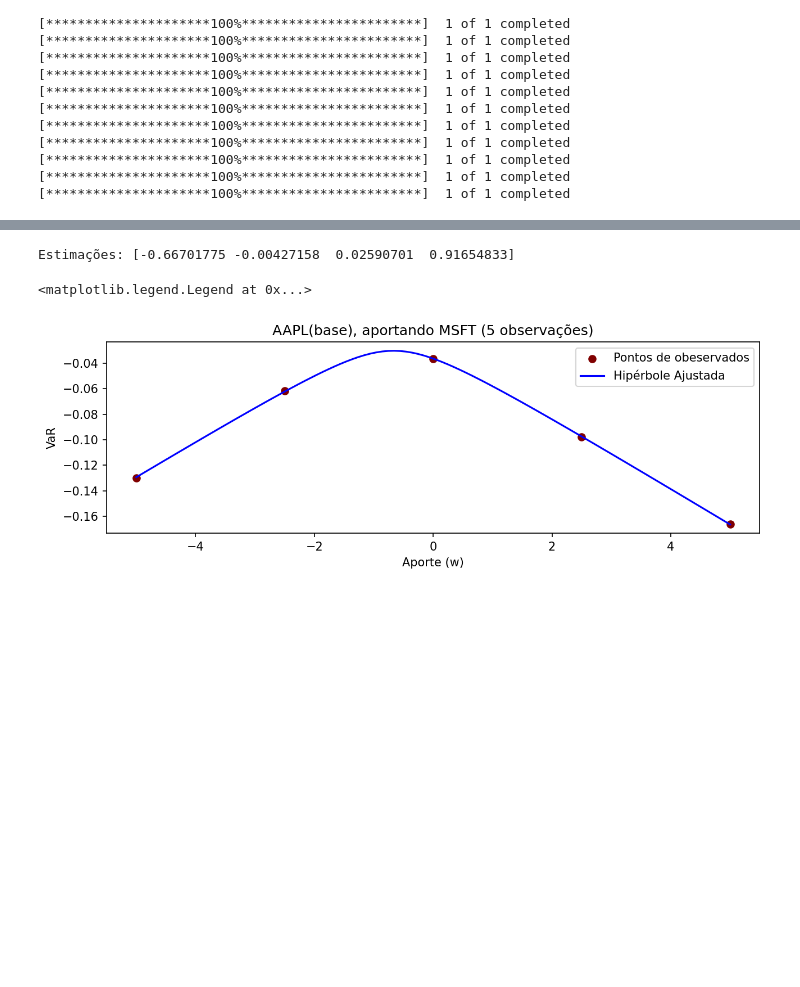
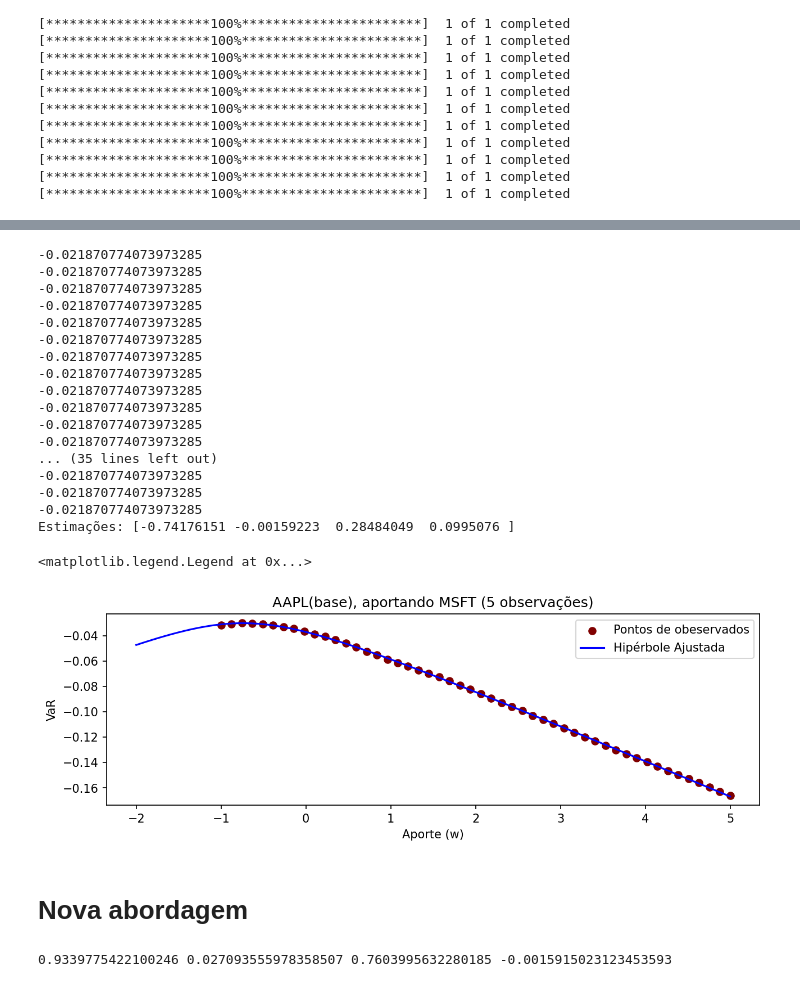
Before and after one commit to diogosanchez72/VaR_wo_Simulations, a Jupyter notebook: Códigos.ipynb, the cells around one changed output, grey strips where cells are left out. Saved outputs shown, nothing was run; the diff lists cells and outputs as text; code cells hidden in the pictures; blank space fills up the shorter version.

```diff
--- a/Códigos.ipynb
+++ b/Códigos.ipynb
@@ -59,7 +59,7 @@ def simulacao(ativo,ativo_add,dataframe,size_position = 1):
     variancia_5 = dataframe_5[ativo].var()
 
     # Beta estimado dentro do periodo
-    beta_5 = cov_5 / variancia_5
+    beta_5 = 2*cov_5 / variancia_5
     intercepto = dataframe_5[ativo_add].median() - dataframe_5[ativo].median()*beta_5
 
     # Efeito do ativo segundo o modelo
@@ -111,12 +128,13 @@ def simulacao_limite(ativo,ativo_add,dataframe,size_position = 1):
     # VaR de 5% do ativo:
     var_5 = dataframe[ativo_add].quantile(.05)
 
-    # Efeito do ativo segundo o modelo
-    var_5_model = (size_position)*var_5
-    # Efeito real
+    exp_x = dataframe.sort_values(ativo_add,key = lambda x: abs(x-var_5),ascending=True).iloc[:10][ativo]#.mean()
 
-    var_5_post = (dataframe[ativo]+dataframe[ativo_add]*size_position).quantile(0.05)
+    var_5_model = (size_position)*var_5 + np.mean(exp_x)
 
+    df_final = dataframe[ativo]+dataframe[ativo_add]*size_position
+
+    var_5_post = df_final.quantile(0.05)
 
     return var_5,var_5_post,var_5_model
 # %%
@@ -127,7 +145,7 @@ plt.figure(figsize=(10,3),dpi=150)
 
 modelo = []
 realidade = []
-linea = np.linspace(-35,35,210)
+linea = np.linspace(9990,9991,2)
 
 ativo1 = 'AAPL'
 ativo2 = 'MSFT'
@@ -189,44 +207,96 @@ def hyperbola(x, h, k, a, b):
         Os valores de y correspondentes a x para a hipérbole.
     """
 
-    return -a * np.sqrt( 1 +((x-h)/b)**2  ) + k
+    return -a * np.sqrt( 1 +((x-h))**2  )*b + k
 
 
 realidade = []
-linea = np.linspace(-5,5,5)
+linea = np.linspace(-1,5,50)
 
 ativo1 = 'AAPL'
 ativo2 = 'MSFT'
 
 for i in linea:
     _,y,y_ = simulacao(ativo1,ativo2,hist_infos,i)
 
     realidade.append(y)
 
 # Realize o ajuste da curva para encontrar os parâmetros a, b, h e k
 params, covariance = curve_fit(hyperbola,linea,realidade, maxfev=50000)
 
 # Parâmetros estimados
 a, b, h, k = params
 
 # Gere pontos da curva ajustada
-x_fit = np.linspace(-5, 5, 100)
+x_fit = np.linspace(-2, 5, 100)
 y_fit = hyperbola(x_fit, a, b, h, k)
 
 # Plote os pontos de dados
 plt.scatter(linea, realidade, label='Pontos de obeservados', color='maroon')
 
 # Plote a curva ajustada
 plt.plot(x_fit, y_fit, label='Hipérbole Ajustada', color='blue')
 
 # Configurações do gráfico
 plt.xlabel('Aporte (w)')
 plt.ylabel('VaR')
 plt.title(f'{ativo1}(base), aportando {ativo2} (5 observações)')
 print(f'Estimações: {params}')
 
 plt.legend()
 # %% [output]
-Estimações: [-0.66701775 -0.00427158  0.02590701  0.91654833]
+-0.021870774073973285
+-0.021870774073973285
+-0.021870774073973285
+-0.021870774073973285
+-0.021870774073973285
+-0.021870774073973285
+-0.021870774073973285
+-0.021870774073973285
+-0.021870774073973285
+-0.021870774073973285
+-0.021870774073973285
+-0.021870774073973285
+... (35 lines left out)
+-0.021870774073973285
+-0.021870774073973285
+-0.021870774073973285
+Estimações: [-0.74176151 -0.00159223  0.28484049  0.0995076 ]
 <matplotlib.legend.Legend at 0x...>
-[figure, old version]
+[figure, new version]
+# %% [markdown]
+# Nova abordagem
+# %%
+def find_parameters(X,Y,nivel=0.05):
+
+    # Estats importantes
+
+    var_x = np.quantile(X,nivel)
+    var_y = np.quantile(Y,nivel)
+
+    var_y_limit = Y.sort_values(key= lambda x: abs(x-var_y),ascending=True)[1]
+    var_x_limit = X.sort_values(key= lambda x: abs(x-var_x),ascending=True)[1]
+
+    exp_x = X[abs(Y-var_y) < abs(var_y-var_y_limit)  ]
+    exp_x = np.mean(exp_x)
+
+    exp_y = Y[abs(X-var_x) < abs(var_x-var_x_limit)  ]
+    exp_y = np.mean(exp_y)
+
+
+    # Estimando o primeiro parametro
+    k =  (exp_y*var_x + exp_x*var_y)/(exp_y + var_y)
+    h = (exp_y * (var_x-k))/(var_y**2)
+    a = np.sqrt( ((var_x-k)/var_y)**2 - h**2  )
+    b = -a * var_y
+
+    print(a,b,h,k)
+
+    return a,b,h,k
+
+def hyperbola_2(x,a,b,h,k):
+    return -b*np.sqrt(1 + ((x-h)**2)/(a**2) ) + k
+
+a_ , b_, h_, k_ = np.round(find_parameters(hist_infos['AAPL'],-hist_infos['MSFT'],.05),3)
+# %% [output]
+0.9339775422100246 0.027093555978358507 0.7603995632280185 -0.0015915023123453593
```
Also changed, not shown: parts of 5 cells of this notebook.
